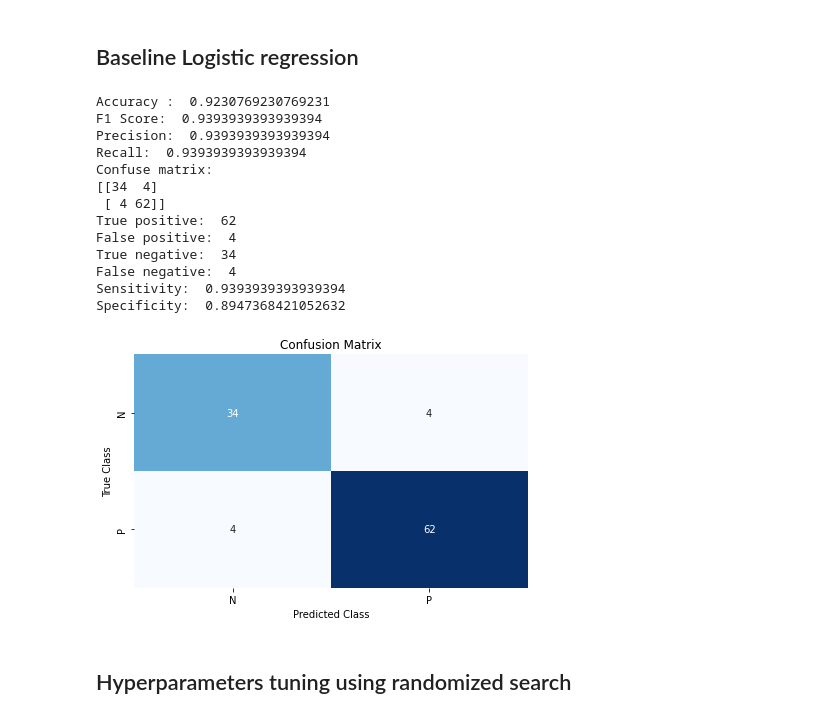
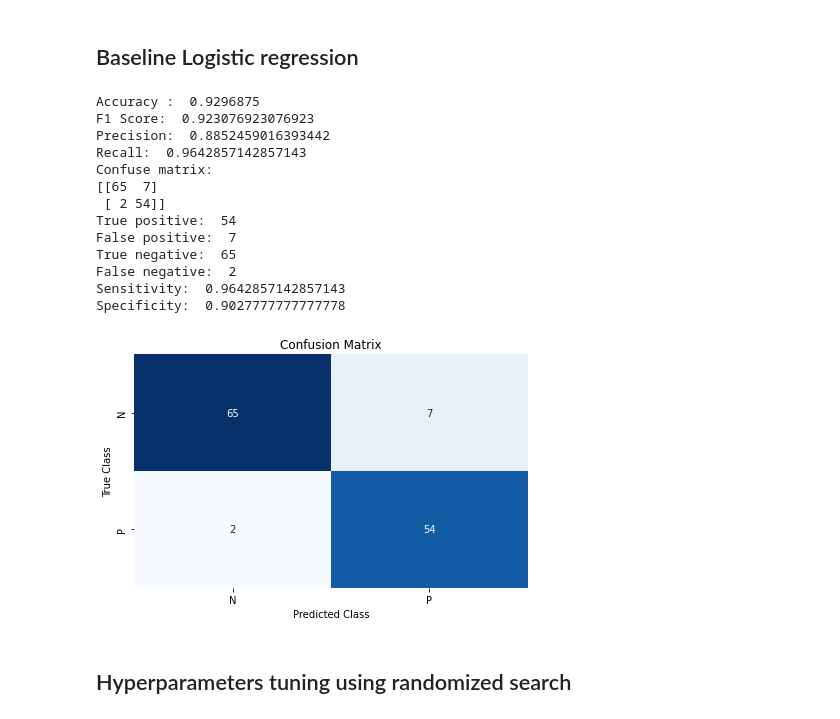
Before and after one commit to MilicaTrifunovic/MachineLearning, a Jupyter notebook: Project 1/Classification.ipynb, the cells around one changed output. Saved outputs shown, nothing was run; the diff lists cells and outputs as text; code cells hidden in the pictures.

```diff
--- a/Project 1/Classification.ipynb
+++ b/Project 1/Classification.ipynb
@@ -1288,34 +1288,34 @@ Specificity:  0.9583333333333334
 # %%
 scaler = StandardScaler()
 lg_classifier = LogisticRegression()
 
-X_train_imbalanced_transformed = scaler.fit_transform(X_train_imbalanced)
-X_test_imbalanced_transformed = scaler.transform(X_test_imbalanced)
+X_train_upsampled_transformed = scaler.fit_transform(X_train_upsampled)
+X_test_upsampled_transformed = scaler.transform(X_test_upsampled)
 
-lg_classifier.fit(X_train_imbalanced_transformed, y_train_imbalanced)
-lg_prediction_upsampled = lg_classifier.predict(X_test_imbalanced_transformed)
+lg_classifier.fit(X_train_upsampled_transformed, y_train_upsampled)
+lg_prediction_upsampled = lg_classifier.predict(X_test_upsampled_transformed)
 
 # model evaluation
-eval_model(y_test_imbalanced, lg_prediction_upsampled)
+eval_model(y_test_upsampled, lg_prediction_upsampled)
 
 # Create confusion matrix
-matrix = confusion_matrix(y_test_imbalanced, lg_prediction_upsampled)
+matrix = confusion_matrix(y_test_upsampled, lg_prediction_upsampled)
 plot_conf_matrix(matrix)
 # %% [output]
-Accuracy :  0.9230769230769231
-F1 Score:  0.9393939393939394
-Precision:  0.9393939393939394
-Recall:  0.9393939393939394
+Accuracy :  0.9296875
+F1 Score:  0.923076923076923
+Precision:  0.8852459016393442
+Recall:  0.9642857142857143
 Confuse matrix:
-[[34  4]
- [ 4 62]]
-True positive:  62
-False positive:  4
-True negative:  34
-False negative:  4
-Sensitivity:  0.9393939393939394
-Specificity:  0.8947368421052632
+[[65  7]
+ [ 2 54]]
+True positive:  54
+False positive:  7
+True negative:  65
+False negative:  2
+Sensitivity:  0.9642857142857143
+Specificity:  0.9027777777777778
-[figure, old version]
+[figure, new version]
 # %% [markdown]
 ## Hyperparameters tuning using randomized search
 # %%
```
Also changed, not shown: parts of 1 cell of this notebook.
